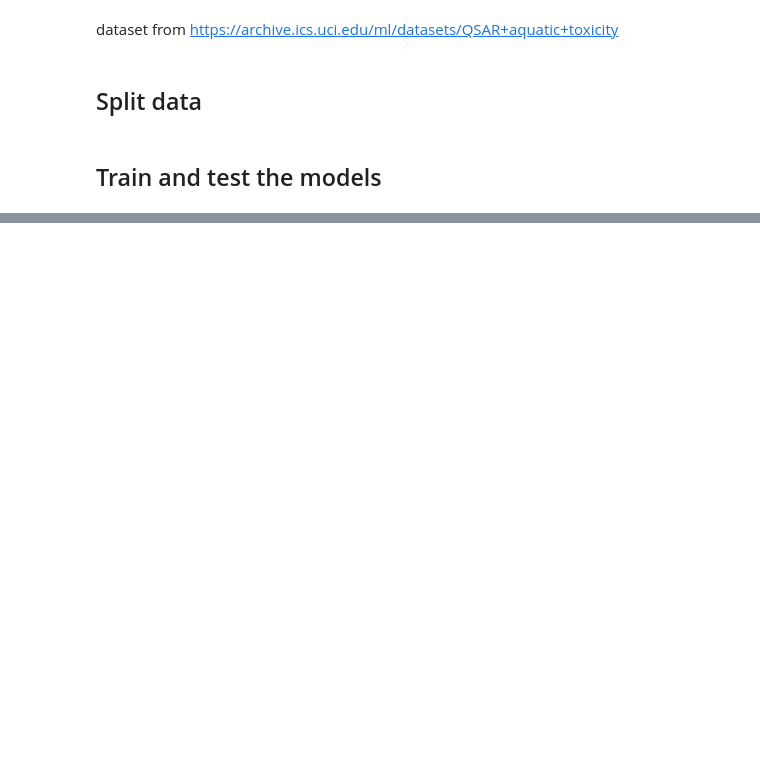
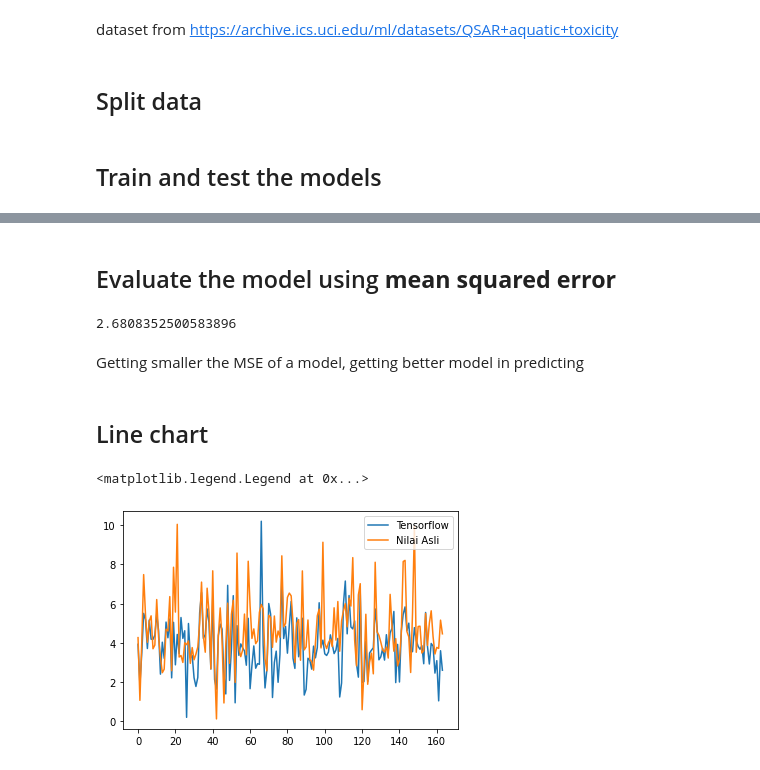
Before and after one commit to chilaact/predict_aquatic_toxity, a Jupyter notebook: predict_aquatic_toxity.ipynb, the cells around one changed output, grey strips where cells are left out. Cells and saved outputs as stored; diff of their text form; code cells hidden in the pictures; blank space fills up the shorter version.

Commit message:
tensorflow_part

```diff
--- a/predict_aquatic_toxity.ipynb
+++ b/predict_aquatic_toxity.ipynb
@@ -66,0 +95,14 @@ plt.legend(loc="upper right")
+# %%
+def Simple_NN():
+  model = Sequential([
+    layers.Dense(8, activation='relu', input_shape=[8]),
+    layers.Dense(8, activation='relu'),
+    layers.Dense(1)
+  ])
+
+  optimizer = optimizers.RMSprop(0.001)
+
+  model.compile(loss='mse',
+                optimizer=optimizer,
+                metrics=['mae', 'mse'])
+  return model
@@ -66,0 +113,3 @@ plt.legend(loc="upper right")
+# %%
+model = Simple_NN()
+model.summary()
@@ -66,0 +133,2 @@ plt.legend(loc="upper right")
+# %%
+model.fit(x_train, y_train, epochs=200, validation_split = 0.2, verbose=1)
@@ -66,0 +156,5 @@ plt.legend(loc="upper right")
+# %%
+hasil_tf = model.predict(x_test)
+
+# HASIL PREDIKSI
+hasil_tf.ravel()
@@ -66,0 +179,18 @@ plt.legend(loc="upper right")
+# %% [markdown]
+## Evaluate the model using <b>mean squared error</b>
+# %%
+mean_squared_error(y_test, hasil_tf)
+# %% [output]
+2.6808352500583896
+# %% [markdown]
+Getting smaller the MSE of a model, getting better model in predicting
+# %% [markdown]
+## Line chart
+# %%
+plt.plot(list(hasil_tf), label='Tensorflow')
+plt.plot(list(y_test), label='Nilai Asli')
+
+plt.legend(loc="upper right")
+# %% [output]
+<matplotlib.legend.Legend at 0x...>
+[figure, added]
```
Also changed, not shown: parts of 14 cells of this notebook.
